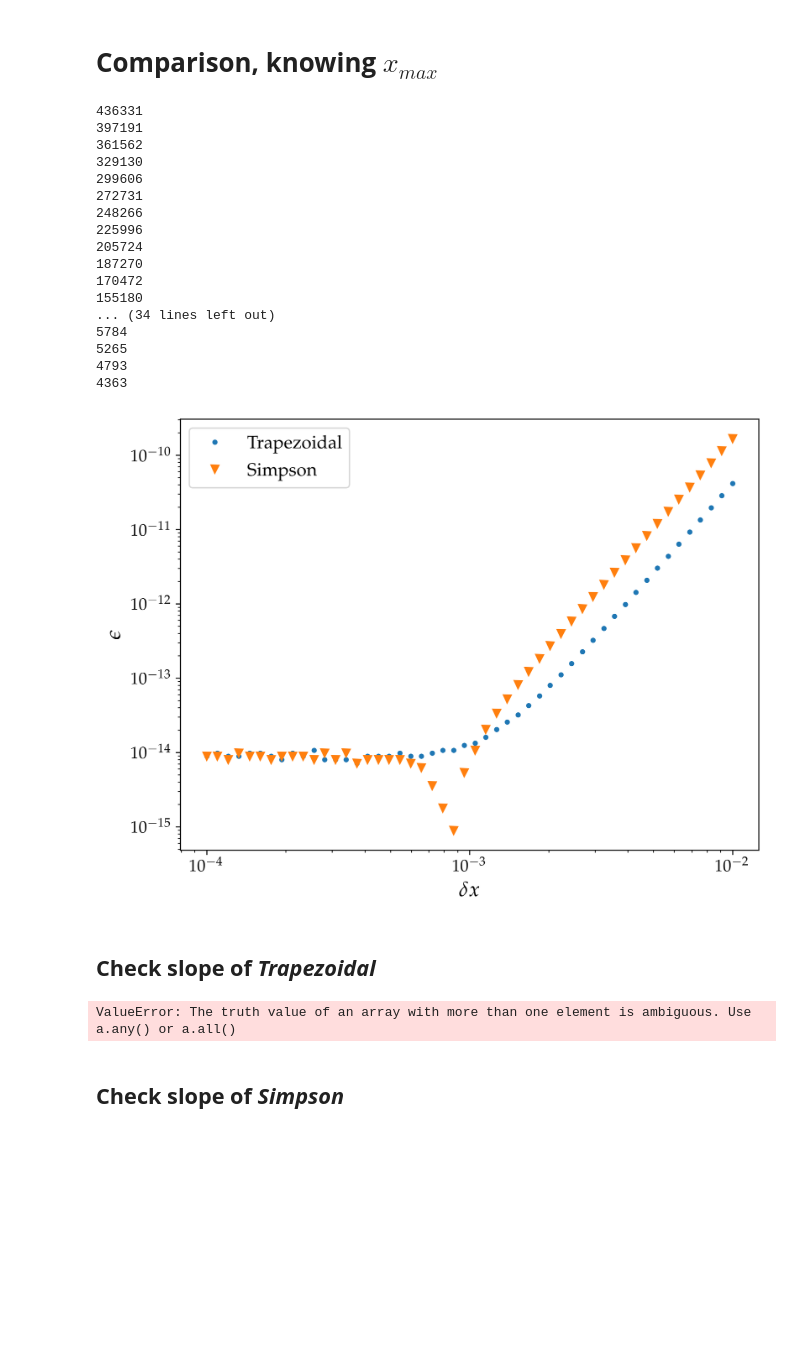
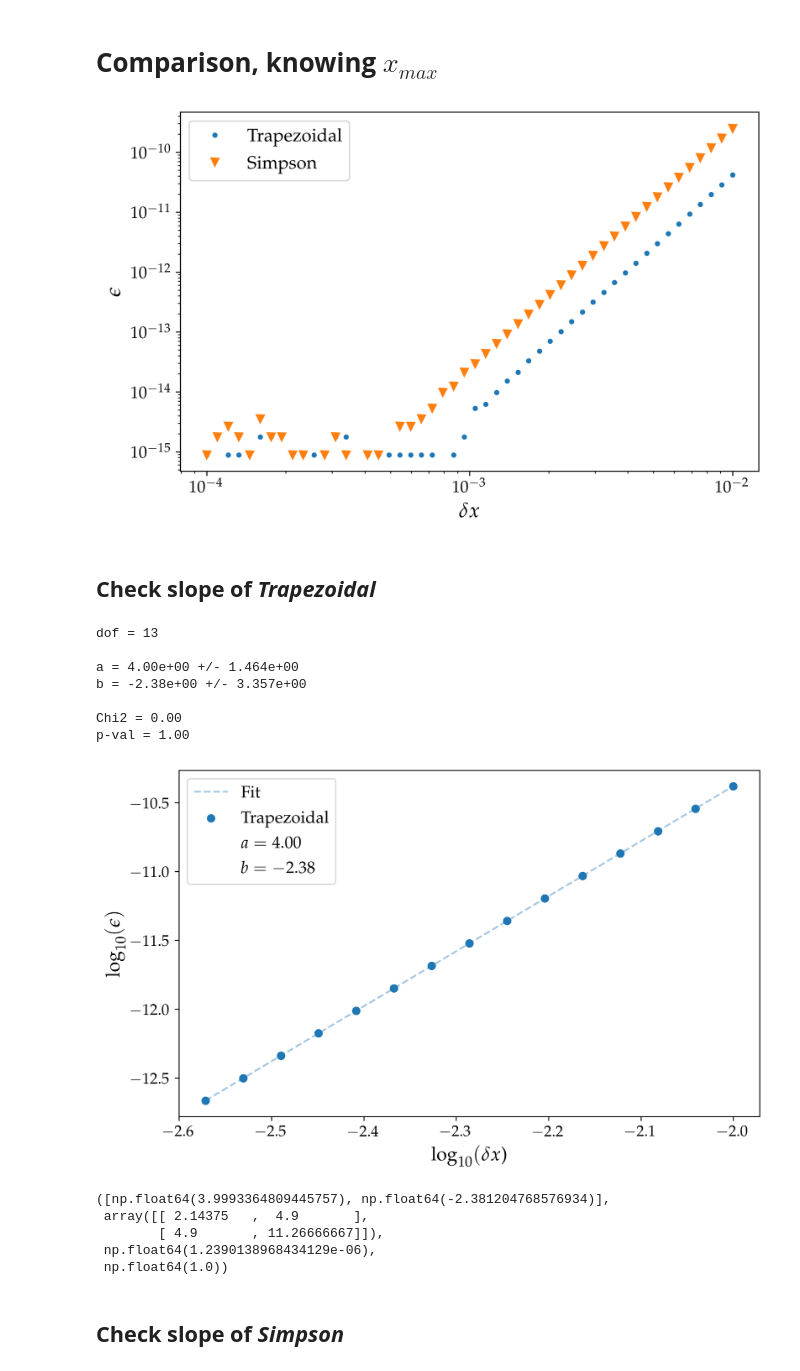
Before and after one commit to mvolpato-unimib/Lab_comp, a Jupyter notebook: ex20/integr.ipynb, the cells around one changed output. Cells and saved outputs as stored; diff of their text form; code cells hidden in the pictures; blank space fills up the shorter version.

Commit message:
ex20: nuovi grafici, sistemata ricerca di x_max. manca sistemare simbpon e trapezoid definitivo

```diff
--- a/ex20/integr.ipynb
+++ b/ex20/integr.ipynb
@@ -254,6 +275,7 @@ dx_span = np.logspace(-4, -2, 50)
 eps = 1e-14
 error = [[], []]
 
+plt.figure(figsize=(8,5))
 for dx_ in dx_span:
     for i in range(2):
         gr_spec = [['Trapezoidal', '.', trapezoidal],
@@ -271,36 +293,30 @@ plt.ylabel(r'$\epsilon$')
 plt.legend()
 plt.show()
 # %% [output]
-436331
-397191
-361562
-329130
-299606
-272731
-248266
-225996
-205724
-187270
-170472
-155180
-... (34 lines left out)
-5784
-5265
-4793
-4363
-[figure, old version]
+[figure, new version]
 # %% [markdown]
 ## **Check slope of *Trapezoidal***
 # %%
 i = 0
 cut = 35
 dx, eps_dx = (dx_span[cut:], error[i][cut:])
 
-lin_fit(np.log10(dx), np.log10(eps_dx), np.eye(len(dx)), 1,
-        mar='o', col='C0', name_points='Trapezoidal',
-        labels=(r'$\log_{10}(\delta x$)', r'$\log_{10}(\epsilon)$'), ErrTrue=False,)
+lin_fit(np.log10(dx), np.log10(eps_dx), mar='o', col='C0', name_points='Trapezoidal',
+        labels=(r'$\log_{10}(\delta x$)', r'$\log_{10}(\epsilon)$'))
 # %% [output]
-ValueError: The truth value of an array with more than one element is ambiguous. Use a.any() or a.all()
+dof = 13
+
+a = 4.00e+00 +/- 1.464e+00
+b = -2.38e+00 +/- 3.357e+00
+
+Chi2 = 0.00
+p-val = 1.00
+[figure, added]
+([np.float64(3.9993364809445757), np.float64(-2.381204768576934)],
+ array([[ 2.14375   ,  4.9       ],
+        [ 4.9       , 11.26666667]]),
+ np.float64(1.2390138968434129e-06),
+ np.float64(1.0))
 # %% [markdown]
 ## **Check slope of *Simpson***
 # %%
```
Also changed, not shown: parts of 9 cells of this notebook, 4 other files.
